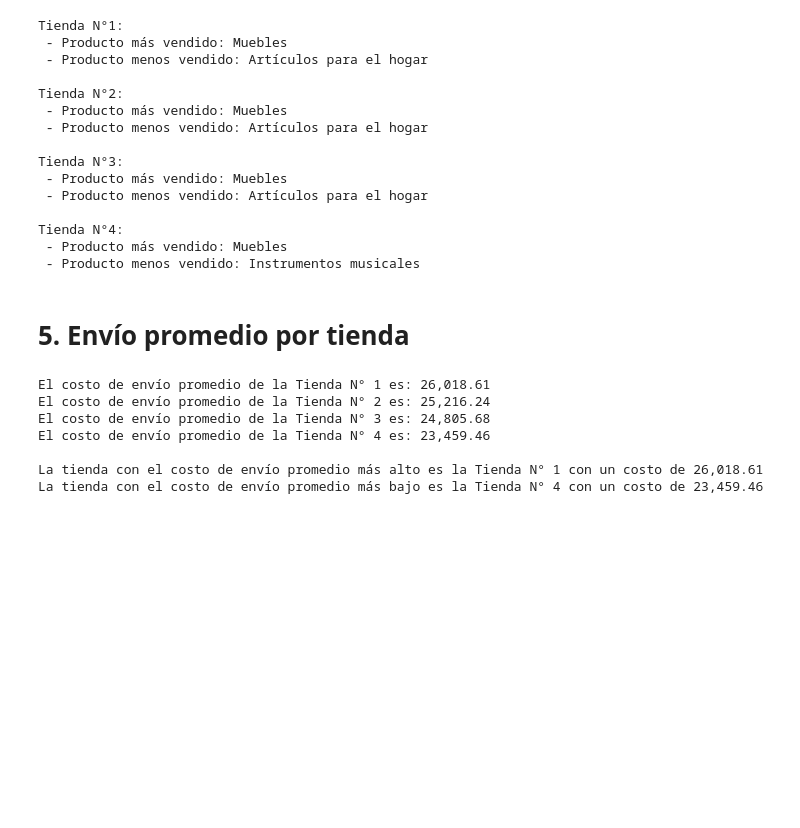
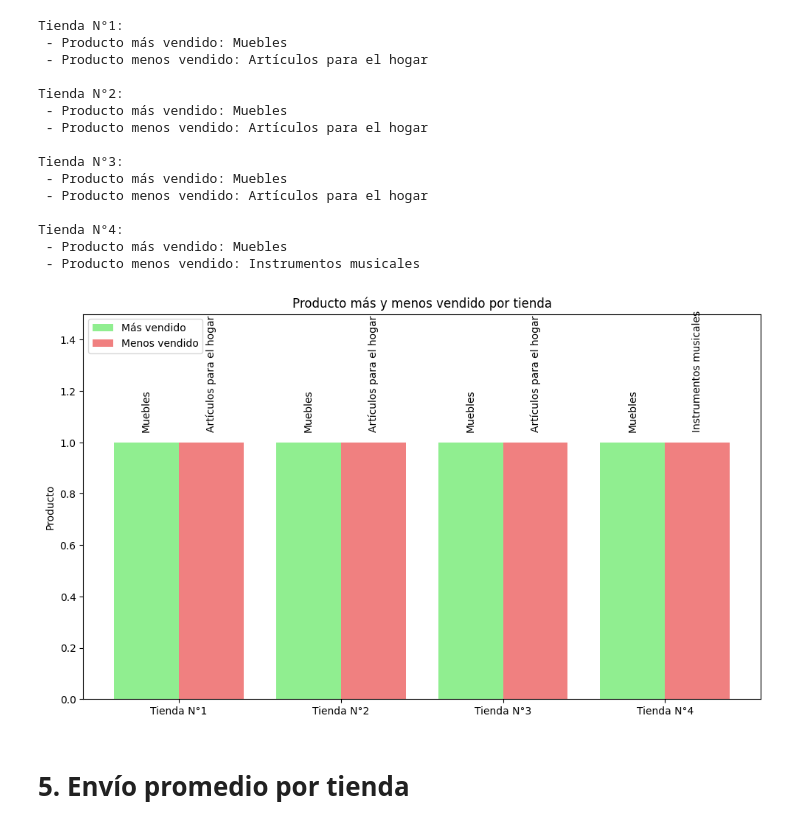
Before and after one commit to joako2004/challenge-alura, a Jupyter notebook: AluraStoreLatam.ipynb, the cells around one changed output. Drawn from its saved outputs; the diff is of its cells as text; code cells hidden in the pictures; blank space fills up the shorter version.

```diff
--- a/AluraStoreLatam.ipynb
+++ b/AluraStoreLatam.ipynb
@@ -245,36 +253,31 @@ Tienda N°4:
+# %%
+# Extraer datos para el gráfico
+tiendas = list(productos_populares.keys())
+mas_vendidos = [productos_populares[t]['Más vendido'] for t in tiendas]
+menos_vendidos = [productos_populares[t]['Menos vendido'] for t in tiendas]
+
+# Configurar posición de las barras
+x = np.arange(len(tiendas))
+ancho = 0.4  # ancho de las barras
+
+plt.figure(figsize=(10, 6))
+plt.bar(x - ancho/2, [1]*len(tiendas), width=ancho, label='Más vendido', color='lightgreen')  # Valores ficticios para visualización
+plt.bar(x + ancho/2, [1]*len(tiendas), width=ancho, label='Menos vendido', color='lightcoral')
+
+# Agregar etiquetas de texto en lugar de altura
+for i in range(len(tiendas)):
+    plt.text(x[i] - ancho/2, 1.05, mas_vendidos[i], ha='center', rotation=90)
+    plt.text(x[i] + ancho/2, 1.05, menos_vendidos[i], ha='center', rotation=90)
+
+# Ajustes del gráfico
+plt.xticks(x, tiendas)
+plt.ylim(0, 1.5)
+plt.ylabel('Producto')
+plt.title('Producto más y menos vendido por tienda')
+plt.legend()
+plt.tight_layout()
+plt.show()
+# %% [output]
+[figure, added]
 # %% [markdown]
 # 5. Envío promedio por tienda
-# %%
-costos_envio_promedio = {}
-
-envio_promedio_tienda_uno = tienda['Costo de envío'].mean() # acceder a la columna Costo de envío de tienda y usar el medoto mean() para calcular el promedio
-costos_envio_promedio['Tienda N° 1'] = envio_promedio_tienda_uno # guardar el resultado en el diccionario
-
-envio_promedio_tienda_dos = tienda2['Costo de envío'].mean()
-costos_envio_promedio['Tienda N° 2'] = envio_promedio_tienda_dos
-
-envio_promedio_tienda_tres = tienda3['Costo de envío'].mean()
-costos_envio_promedio['Tienda N° 3'] = envio_promedio_tienda_tres
-
-envio_promedio_tienda_cuatro = tienda4['Costo de envío'].mean()
-costos_envio_promedio['Tienda N° 4'] = envio_promedio_tienda_cuatro
-
-tiendas_con_mejor_desempeño['Menor costo de envío promedio'] = min(costos_envio_promedio, key=costos_envio_promedio.get) # agregar la tienda con mayor costo de envío promedio al diccionario de tiendas con mejor desempeño
-tiendas_con_peor_desempeño['Mayor costo de envío promedio'] = max(costos_envio_promedio, key=costos_envio_promedio.get) # agregar la tienda con menor costo de envío promedio al diccionario de tiendas con peor desempeño
-
-for costo_tienda, costo_envio in costos_envio_promedio.items(): # iterar sobre el diccionario para mostrar los resultados
-    print(f'El costo de envío promedio de la {costo_tienda} es: {costo_envio:,.2f}') # usar el formato :,.2f para mostrar el resultado con dos decimales
-
-mayor_costo_promedio = max(costos_envio_promedio, key=costos_envio_promedio.get) # usar la función max() para calcular el costo promedio de envío más alto
-menor_costo_promedio = min(costos_envio_promedio, key=costos_envio_promedio.get) # usar la función min() para calcular el costo promedio de envío más bajo
-
-print(f'\nLa tienda con el costo de envío promedio más alto es la {mayor_costo_promedio} con un costo de {costos_envio_promedio[mayor_costo_promedio]:,.2f}')
-print(f'La tienda con el costo de envío promedio más bajo es la {menor_costo_promedio} con un costo de {costos_envio_promedio[menor_costo_promedio]:,.2f}')
-# %% [output]
-El costo de envío promedio de la Tienda N° 1 es: 26,018.61
-El costo de envío promedio de la Tienda N° 2 es: 25,216.24
-El costo de envío promedio de la Tienda N° 3 es: 24,805.68
-El costo de envío promedio de la Tienda N° 4 es: 23,459.46
-
-La tienda con el costo de envío promedio más alto es la Tienda N° 1 con un costo de 26,018.61
-La tienda con el costo de envío promedio más bajo es la Tienda N° 4 con un costo de 23,459.46
```
Also changed, not shown: parts of 8 cells of this notebook.
